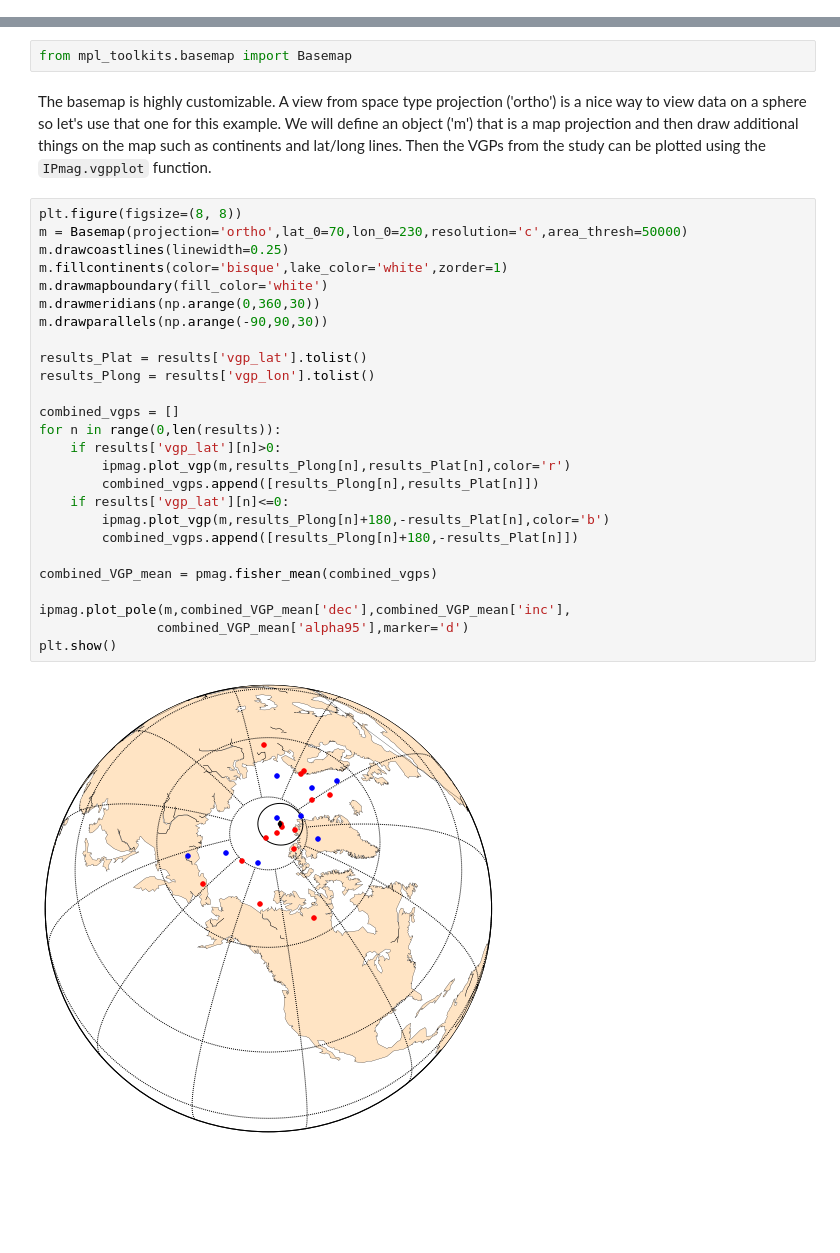
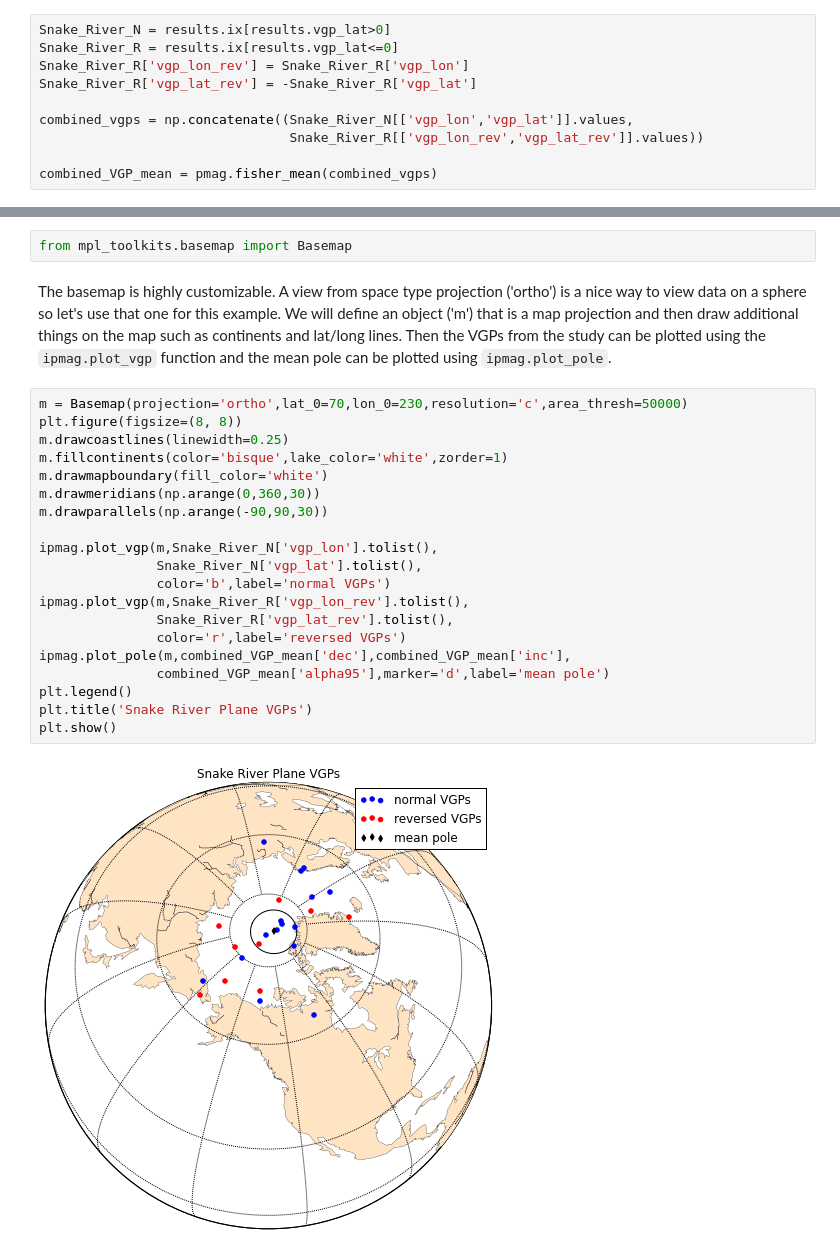
Before and after one commit to PmagPy/2016_Tauxe-et-al_PmagPy_Notebooks, a Jupyter notebook: PmagPy_notebook.ipynb, the cells around one changed output, grey strips where cells are left out. Cells and saved outputs as stored; diff of their text form; blank space fills up the shorter version.

Commit message:
updated vgp pole plot to simpler syntax

```diff
--- a/PmagPy_notebook.ipynb
+++ b/PmagPy_notebook.ipynb
@@ -143,34 +145,38 @@ Here are the results of the bootstrap test for a common mean:
+# %%
+Snake_River_N = results.ix[results.vgp_lat>0]
+Snake_River_R = results.ix[results.vgp_lat<=0]
+Snake_River_R['vgp_lon_rev'] = Snake_River_R['vgp_lon']
+Snake_River_R['vgp_lat_rev'] = -Snake_River_R['vgp_lat']
+
+combined_vgps = np.concatenate((Snake_River_N[['vgp_lon','vgp_lat']].values,
+                                Snake_River_R[['vgp_lon_rev','vgp_lat_rev']].values))
+
+combined_VGP_mean = pmag.fisher_mean(combined_vgps)
 # %% [markdown]
 To plot poles we first need a map projection. The matplotlib basemap package does a nice job of that, so let's import it below. Note that not all installations of python will have the basemap package so you may need to download it. It is an availible package through Enthought Canopy.
 # %%
 from mpl_toolkits.basemap import Basemap
 # %% [markdown]
-The basemap is highly customizable. A view from space type projection ('ortho') is a nice way to view data on a sphere so let's use that one for this example. We will define an object ('m') that is a map projection and then draw additional things on the map such as continents and lat/long lines. Then the VGPs from the study can be plotted using the `IPmag.vgpplot` function.
+The basemap is highly customizable. A view from space type projection ('ortho') is a nice way to view data on a sphere so let's use that one for this example. We will define an object ('m') that is a map projection and then draw additional things on the map such as continents and lat/long lines. Then the VGPs from the study can be plotted using the `ipmag.plot_vgp` function and the mean pole can be plotted using `ipmag.plot_pole`.
 # %%
+m = Basemap(projection='ortho',lat_0=70,lon_0=230,resolution='c',area_thresh=50000)
 plt.figure(figsize=(8, 8))
-m = Basemap(projection='ortho',lat_0=70,lon_0=230,resolution='c',area_thresh=50000)
 m.drawcoastlines(linewidth=0.25)
 m.fillcontinents(color='bisque',lake_color='white',zorder=1)
 m.drawmapboundary(fill_color='white')
 m.drawmeridians(np.arange(0,360,30))
 m.drawparallels(np.arange(-90,90,30))
 
-results_Plat = results['vgp_lat'].tolist()
-results_Plong = results['vgp_lon'].tolist()
-
-combined_vgps = []
-for n in range(0,len(results)):
-    if results['vgp_lat'][n]>0:
-        ipmag.plot_vgp(m,results_Plong[n],results_Plat[n],color='r')
-        combined_vgps.append([results_Plong[n],results_Plat[n]])
-    if results['vgp_lat'][n]<=0:
-        ipmag.plot_vgp(m,results_Plong[n]+180,-results_Plat[n],color='b')
-        combined_vgps.append([results_Plong[n]+180,-results_Plat[n]])
-
-combined_VGP_mean = pmag.fisher_mean(combined_vgps)
-
+ipmag.plot_vgp(m,Snake_River_N['vgp_lon'].tolist(),
+               Snake_River_N['vgp_lat'].tolist(),
+               color='b',label='normal VGPs')
+ipmag.plot_vgp(m,Snake_River_R['vgp_lon_rev'].tolist(),
+               Snake_River_R['vgp_lat_rev'].tolist(),
+               color='r',label='reversed VGPs')
 ipmag.plot_pole(m,combined_VGP_mean['dec'],combined_VGP_mean['inc'],
-               combined_VGP_mean['alpha95'],marker='d')
+               combined_VGP_mean['alpha95'],marker='d',label='mean pole')
+plt.legend()
+plt.title('Snake River Plane VGPs')
 plt.show()
 # %% [output]
-[figure, old version]
+[figure, new version]
```
Also changed, not shown: parts of 7 cells of this notebook.
